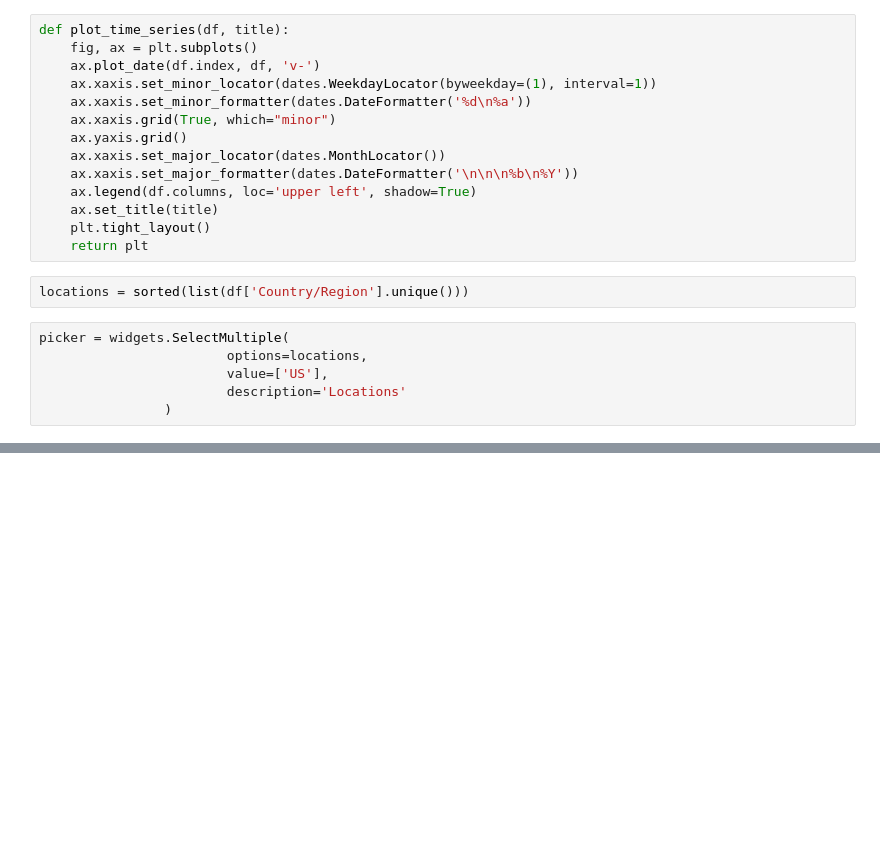
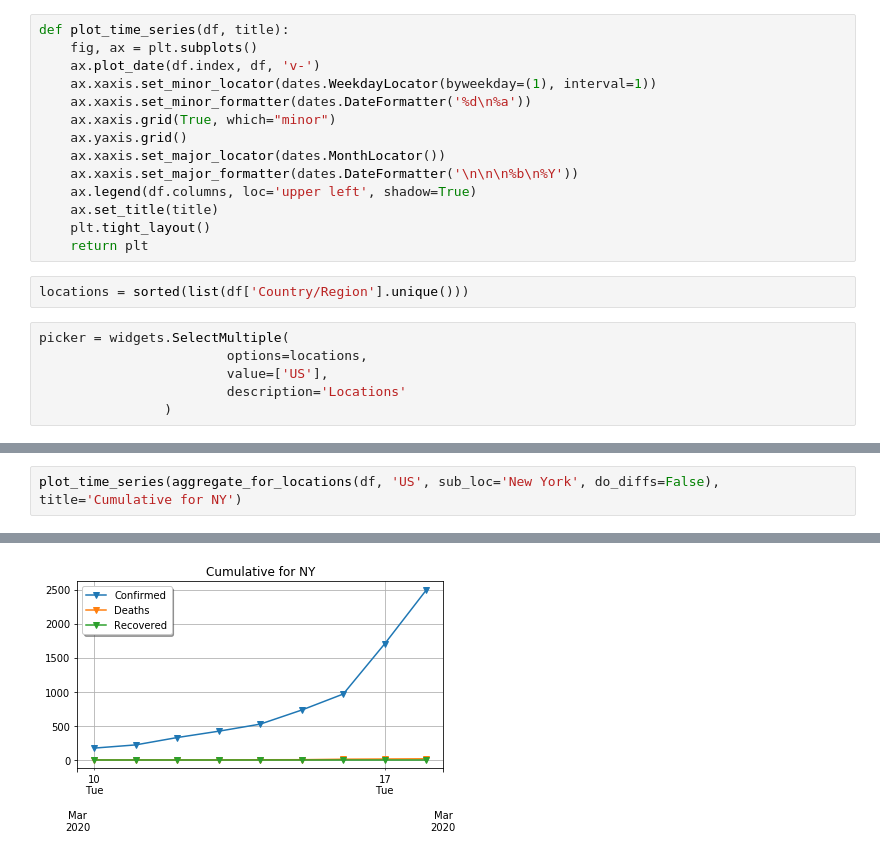
Before and after one commit to gramster/notebooks, a Jupyter notebook: Covid19.ipynb, the cells around one changed output, grey strips where cells are left out. Cells and saved outputs as stored; diff of their text form; blank space fills up the shorter version.

```diff
--- a/Covid19.ipynb
+++ b/Covid19.ipynb
@@ -103,0 +119,3 @@ interactive(children=(SelectMultiple(description='Locations', index=(160,), opti
+# %%
+plot_time_series(aggregate_for_locations(df, 'US', sub_loc='New York', do_diffs=False), title='Cumulative for NY')
+# %% [output]
@@ -103,0 +123 @@ interactive(children=(SelectMultiple(description='Locations', index=(160,), opti
+[figure, added]
```
Also changed, not shown: parts of 7 cells of this notebook.
